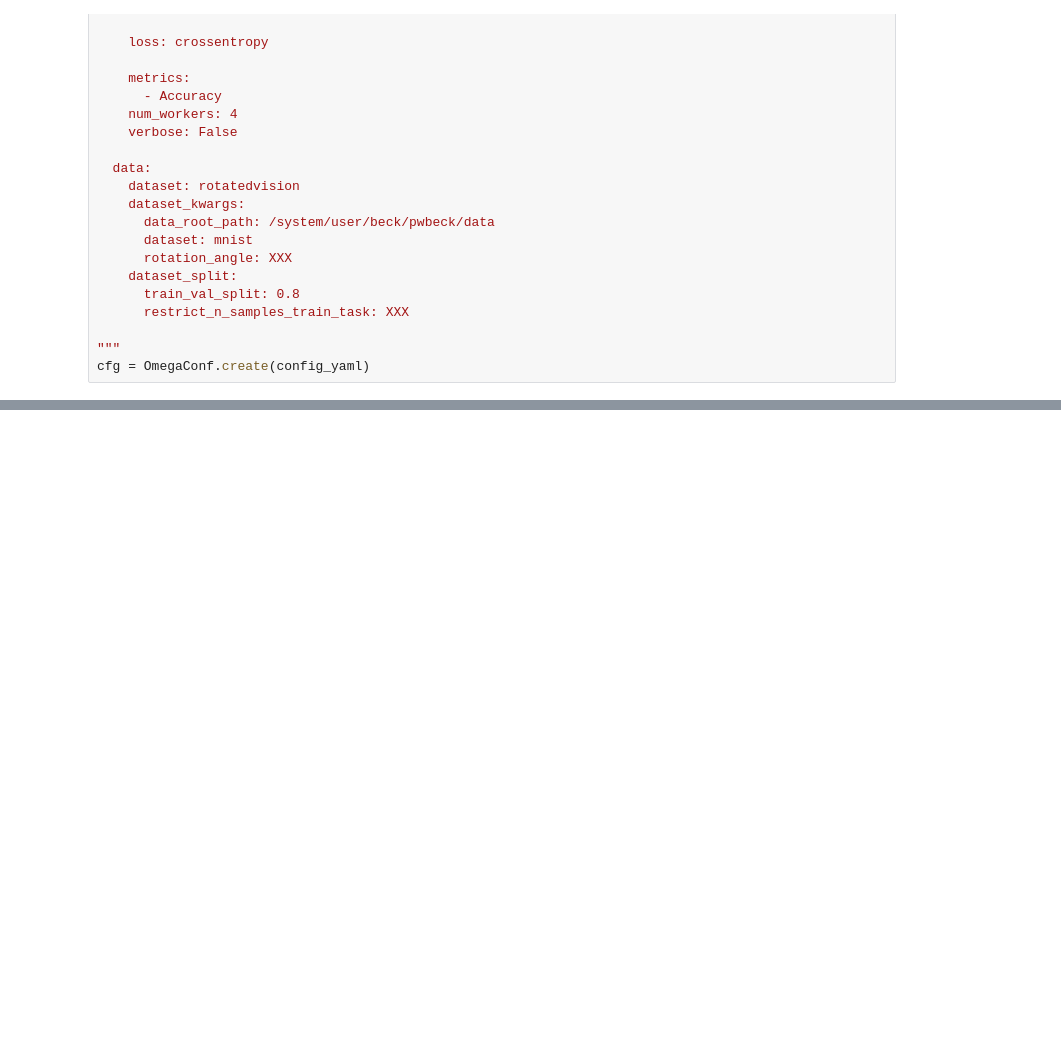
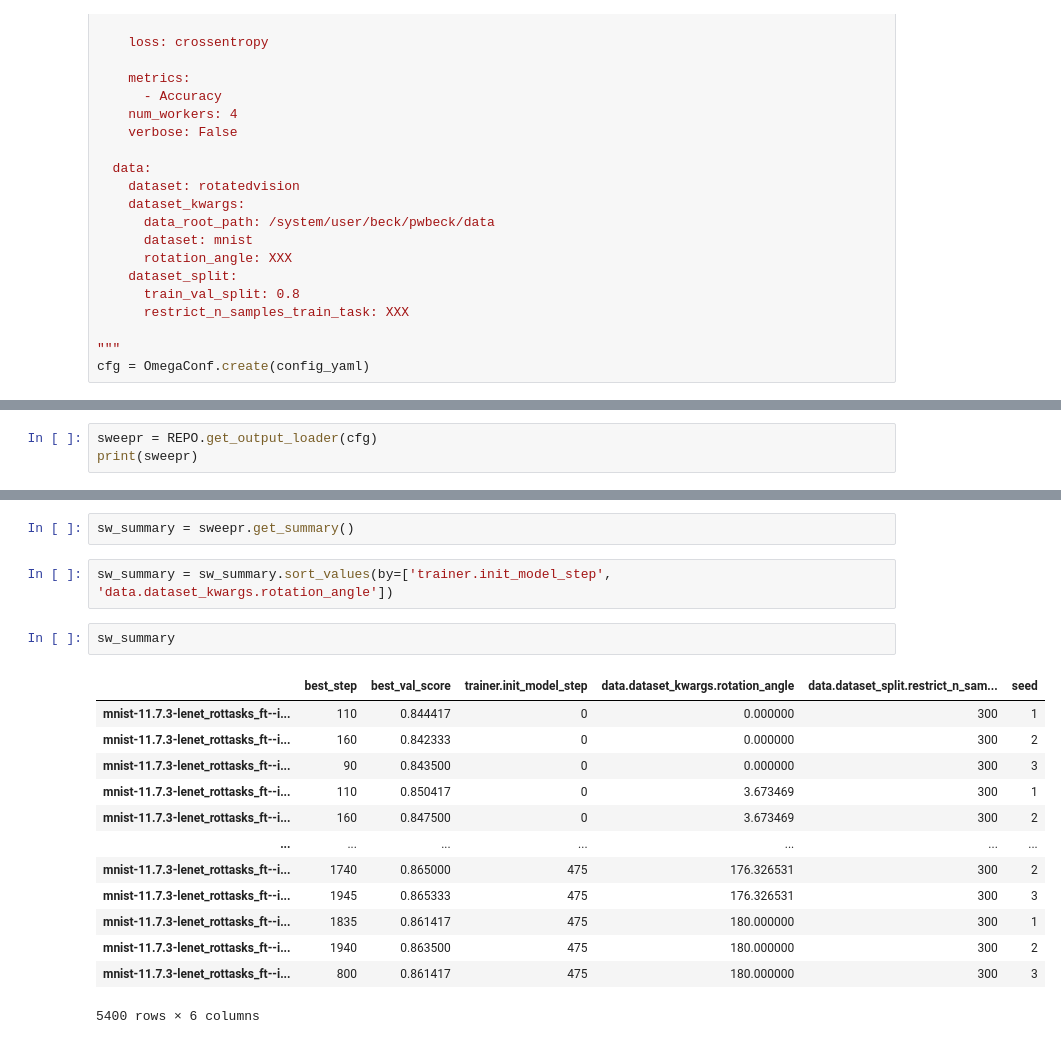
Before and after one commit to maximilianmbeck/lfmd_notebooks, a Jupyter notebook: lfmd_notebooks/11.7.3-mnist_lenet_rotatedtasks_finetune.ipynb, the cells around one changed output, grey strips where cells are left out. Cells and saved outputs as stored; diff of their text form; blank space fills up the shorter version.

```diff
--- a/lfmd_notebooks/11.7.3-mnist_lenet_rotatedtasks_finetune.ipynb
+++ b/lfmd_notebooks/11.7.3-mnist_lenet_rotatedtasks_finetune.ipynb
@@ -122,0 +148,3 @@ python run_sweep.py --config-name mnist-11.7.3-lenet_rottasks_ft.yaml
+# %%
+sweepr = REPO.get_output_loader(cfg)
+print(sweepr)
@@ -122,0 +201,20 @@ python run_sweep.py --config-name mnist-11.7.3-lenet_rottasks_ft.yaml
+# %%
+sw_summary = sweepr.get_summary()
+# %%
+sw_summary = sw_summary.sort_values(by=['trainer.init_model_step', 'data.dataset_kwargs.rotation_angle'])
+# %%
+sw_summary
+# %% [output]
+|  | best_step | best_val_score | trainer.init_model_step | data.dataset_kwargs.rotation_angle | data.dataset_split.restrict_n_sam... | seed |
+| mnist-11.7.3-lenet_rottasks_ft--i... | 110 | 0.844417 | 0 | 0.000000 | 300 | 1 |
+| mnist-11.7.3-lenet_rottasks_ft--i... | 160 | 0.842333 | 0 | 0.000000 | 300 | 2 |
+| mnist-11.7.3-lenet_rottasks_ft--i... | 90 | 0.843500 | 0 | 0.000000 | 300 | 3 |
+| mnist-11.7.3-lenet_rottasks_ft--i... | 110 | 0.850417 | 0 | 3.673469 | 300 | 1 |
+| mnist-11.7.3-lenet_rottasks_ft--i... | 160 | 0.847500 | 0 | 3.673469 | 300 | 2 |
+| ... | ... | ... | ... | ... | ... | ... |
+| mnist-11.7.3-lenet_rottasks_ft--i... | 1740 | 0.865000 | 475 | 176.326531 | 300 | 2 |
+| mnist-11.7.3-lenet_rottasks_ft--i... | 1945 | 0.865333 | 475 | 176.326531 | 300 | 3 |
+| mnist-11.7.3-lenet_rottasks_ft--i... | 1835 | 0.861417 | 475 | 180.000000 | 300 | 1 |
+| mnist-11.7.3-lenet_rottasks_ft--i... | 1940 | 0.863500 | 475 | 180.000000 | 300 | 2 |
+| mnist-11.7.3-lenet_rottasks_ft--i... | 800 | 0.861417 | 475 | 180.000000 | 300 | 3 |
+5400 rows × 6 columns
```
Also changed, not shown: parts of 25 cells of this notebook.
